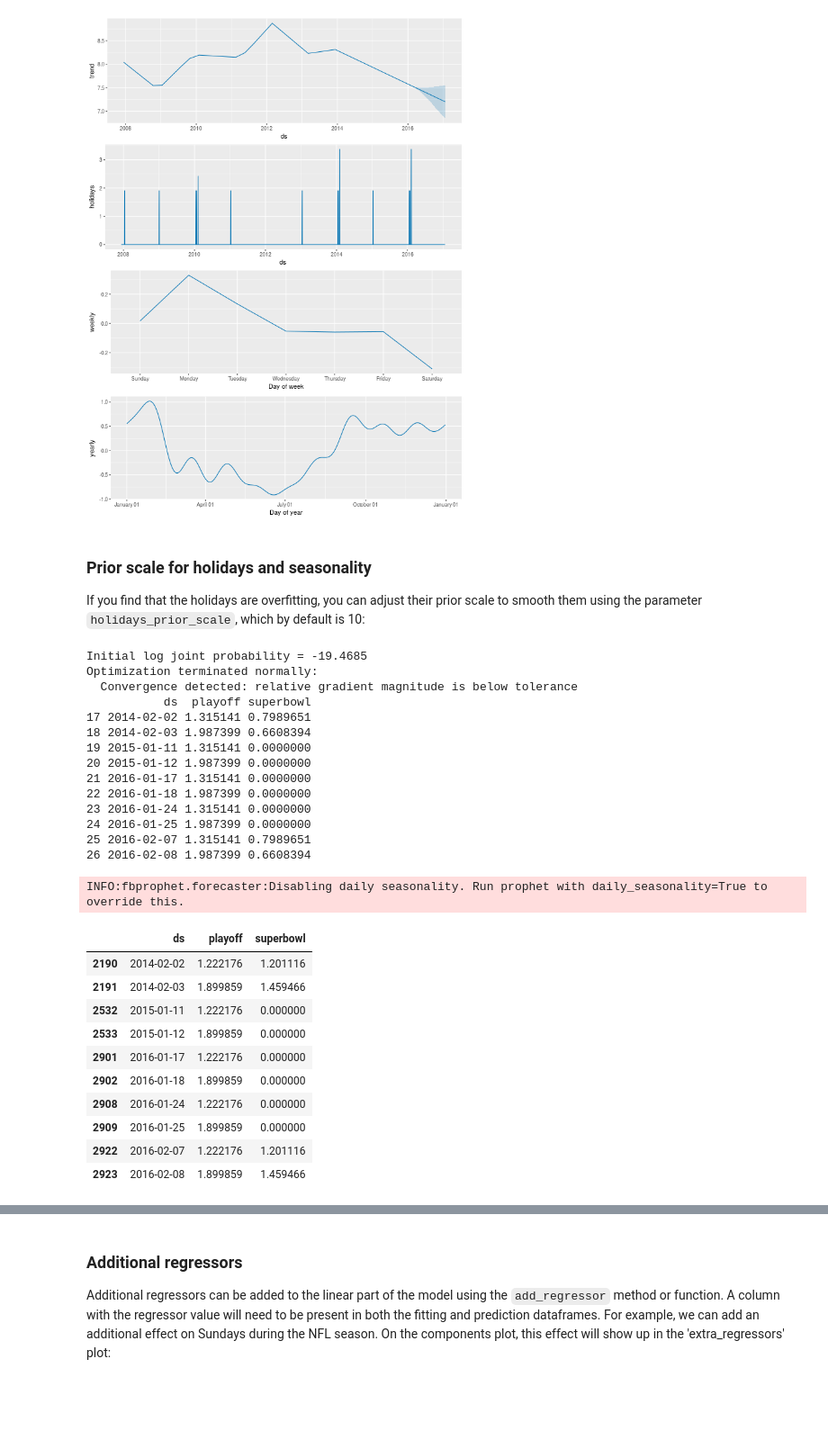
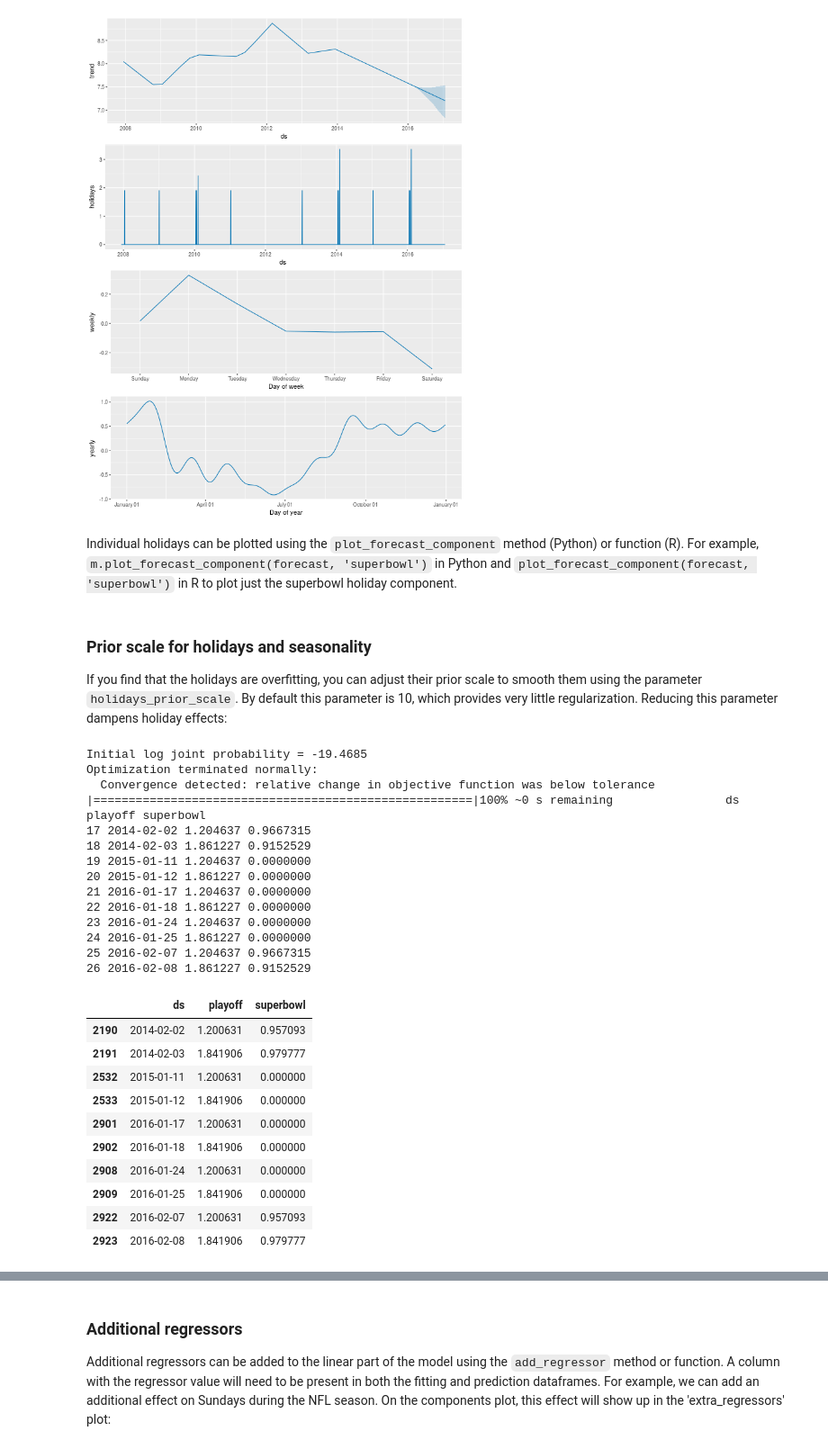
Before and after one commit to facebook/prophet, a Jupyter notebook: notebooks/seasonality_and_holiday_effects.ipynb, the cells around one changed output, grey strips where cells are left out. Shown at 90% size. Cells and saved outputs as stored; diff of their text form; code cells hidden in the pictures; blank space fills up the shorter version.

Commit message:
Update seasonality/holidays documentation

```diff
--- a/notebooks/seasonality_and_holiday_effects.ipynb
+++ b/notebooks/seasonality_and_holiday_effects.ipynb
@@ -175,12 +160,14 @@ m.plot_components(forecast);
 prophet_plot_components(m, forecast);
 # %% [output]
 [figure]
+# %% [markdown]
+Individual holidays can be plotted using the `plot_forecast_component` method (Python) or function (R). For example, `m.plot_forecast_component(forecast, 'superbowl')` in Python and `plot_forecast_component(forecast, 'superbowl')` in R to plot just the superbowl holiday component.
 # %% [markdown]
 ### Prior scale for holidays and seasonality
-If you find that the holidays are overfitting, you can adjust their prior scale to smooth them using the parameter `holidays_prior_scale`, which by default is 10:
+If you find that the holidays are overfitting, you can adjust their prior scale to smooth them using the parameter `holidays_prior_scale`. By default this parameter is 10, which provides very little regularization. Reducing this parameter dampens holiday effects:
 # %%
 %%R
-m <- prophet(df, holidays = holidays, holidays.prior.scale = 1)
+m <- prophet(df, holidays = holidays, holidays.prior.scale = 0.05)
 forecast <- predict(m, future)
 forecast %>%
   select(ds, playoff, superbowl) %>%
@@ -189,35 +176,34 @@ forecast %>%
 # %% [output]
 Initial log joint probability = -19.4685
 Optimization terminated normally:
-  Convergence detected: relative gradient magnitude is below tolerance
-           ds  playoff superbowl
-17 2014-02-02 1.315141 0.7989651
-18 2014-02-03 1.987399 0.6608394
-19 2015-01-11 1.315141 0.0000000
-20 2015-01-12 1.987399 0.0000000
-21 2016-01-17 1.315141 0.0000000
-22 2016-01-18 1.987399 0.0000000
-23 2016-01-24 1.315141 0.0000000
-24 2016-01-25 1.987399 0.0000000
-25 2016-02-07 1.315141 0.7989651
-26 2016-02-08 1.987399 0.6608394
+  Convergence detected: relative change in objective function was below tolerance
+|======================================================|100% ~0 s remaining                ds  playoff superbowl
+17 2014-02-02 1.204637 0.9667315
+18 2014-02-03 1.861227 0.9152529
+19 2015-01-11 1.204637 0.0000000
+20 2015-01-12 1.861227 0.0000000
+21 2016-01-17 1.204637 0.0000000
+22 2016-01-18 1.861227 0.0000000
+23 2016-01-24 1.204637 0.0000000
+24 2016-01-25 1.861227 0.0000000
+25 2016-02-07 1.204637 0.9667315
+26 2016-02-08 1.861227 0.9152529
 # %%
-m = Prophet(holidays=holidays, holidays_prior_scale=1).fit(df)
+m = Prophet(holidays=holidays, holidays_prior_scale=0.05).fit(df)
 forecast = m.predict(future)
 forecast[(forecast['playoff'] + forecast['superbowl']).abs() > 0][
     ['ds', 'playoff', 'superbowl']][-10:]
 # %% [output]
-INFO:fbprophet.forecaster:Disabling daily seasonality. Run prophet with daily_seasonality=True to override this.
 |  | ds | playoff | superbowl |
-| 2190 | 2014-02-02 | 1.222176 | 1.201116 |
-| 2191 | 2014-02-03 | 1.899859 | 1.459466 |
-| 2532 | 2015-01-11 | 1.222176 | 0.000000 |
-| 2533 | 2015-01-12 | 1.899859 | 0.000000 |
-| 2901 | 2016-01-17 | 1.222176 | 0.000000 |
-| 2902 | 2016-01-18 | 1.899859 | 0.000000 |
-| 2908 | 2016-01-24 | 1.222176 | 0.000000 |
-| 2909 | 2016-01-25 | 1.899859 | 0.000000 |
-| 2922 | 2016-02-07 | 1.222176 | 1.201116 |
-| 2923 | 2016-02-08 | 1.899859 | 1.459466 |
+| 2190 | 2014-02-02 | 1.200631 | 0.957093 |
+| 2191 | 2014-02-03 | 1.841906 | 0.979777 |
+| 2532 | 2015-01-11 | 1.200631 | 0.000000 |
+| 2533 | 2015-01-12 | 1.841906 | 0.000000 |
+| 2901 | 2016-01-17 | 1.200631 | 0.000000 |
+| 2902 | 2016-01-18 | 1.841906 | 0.000000 |
+| 2908 | 2016-01-24 | 1.200631 | 0.000000 |
+| 2909 | 2016-01-25 | 1.841906 | 0.000000 |
+| 2922 | 2016-02-07 | 1.200631 | 0.957093 |
+| 2923 | 2016-02-08 | 1.841906 | 0.979777 |
 # %% [markdown]
 The magnitude of the holiday effect has been reduced compared to before, especially for superbowls, which had the fewest observations. There is a parameter `seasonality_prior_scale` which similarly adjusts the extent to which the seasonality model will fit the data.
```
Also changed, not shown: parts of 17 cells of this notebook.
